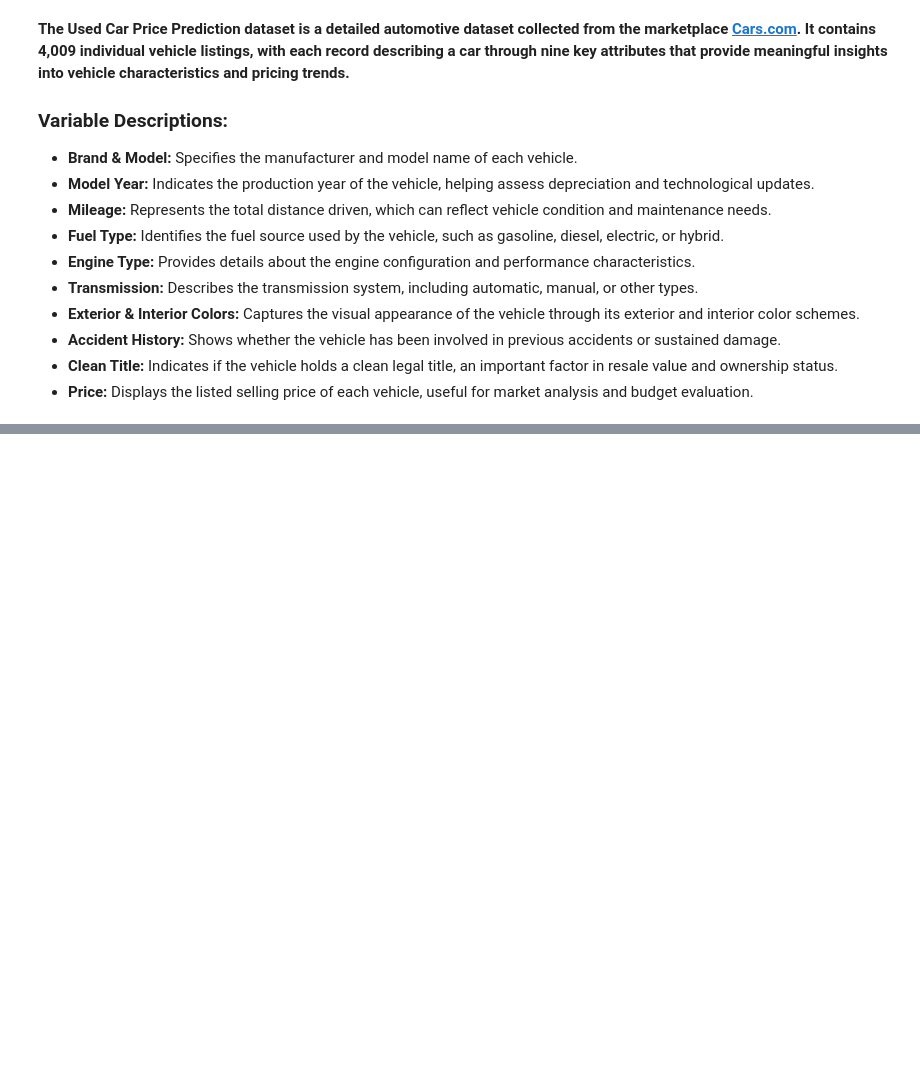
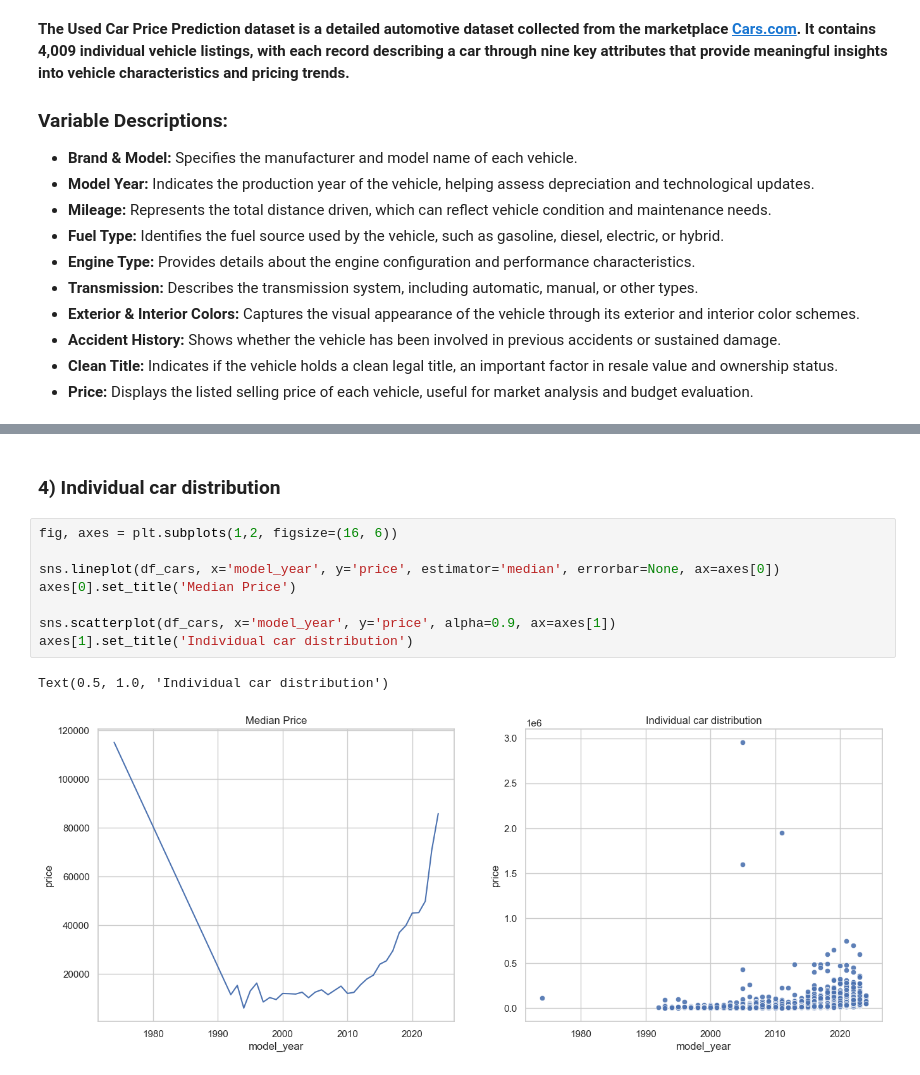
Before and after one commit to AliaksandraLabko/Explainable-AI-Prices-Prediction, a Jupyter notebook: Code/PricesPrediction.ipynb, the cells around one changed output, grey strips where cells are left out. Saved outputs shown, nothing was run; the diff lists cells and outputs as text; blank space fills up the shorter version.

```diff
--- a/Code/PricesPrediction.ipynb
+++ b/Code/PricesPrediction.ipynb
@@ -16,0 +115,13 @@ __The Used Car Price Prediction dataset is a detailed automotive dataset collect
+# %% [markdown]
+### 4) Individual car distribution
+# %%
+fig, axes = plt.subplots(1,2, figsize=(16, 6))
+
+sns.lineplot(df_cars, x='model_year', y='price', estimator='median', errorbar=None, ax=axes[0])
+axes[0].set_title('Median Price')
+
+sns.scatterplot(df_cars, x='model_year', y='price', alpha=0.9, ax=axes[1])
+axes[1].set_title('Individual car distribution')
+# %% [output]
+Text(0.5, 1.0, 'Individual car distribution')
+[figure, added]
```
Also changed, not shown: parts of 23 cells of this notebook.
